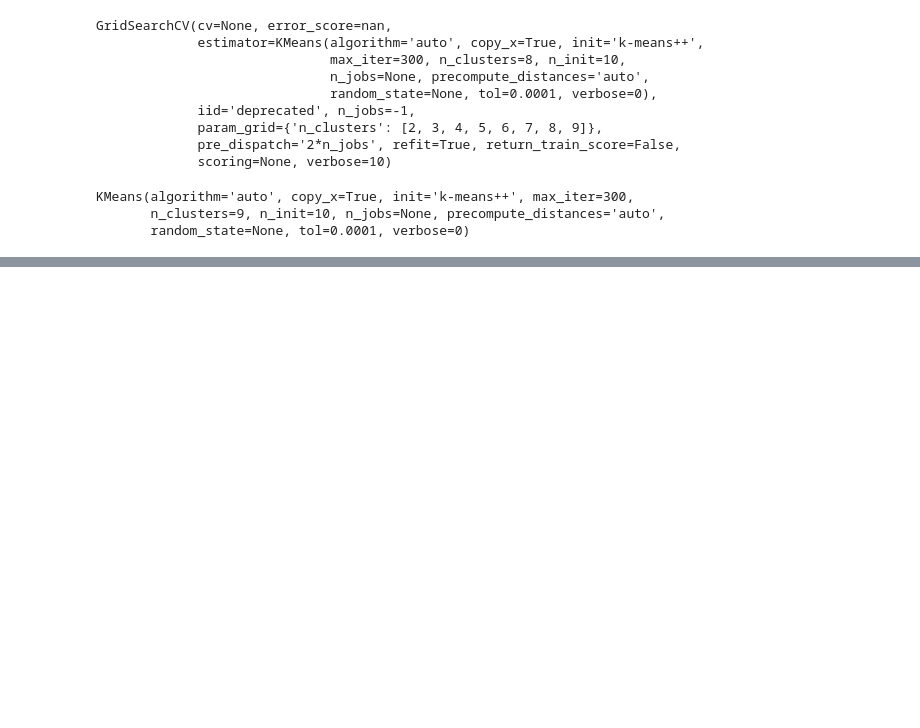
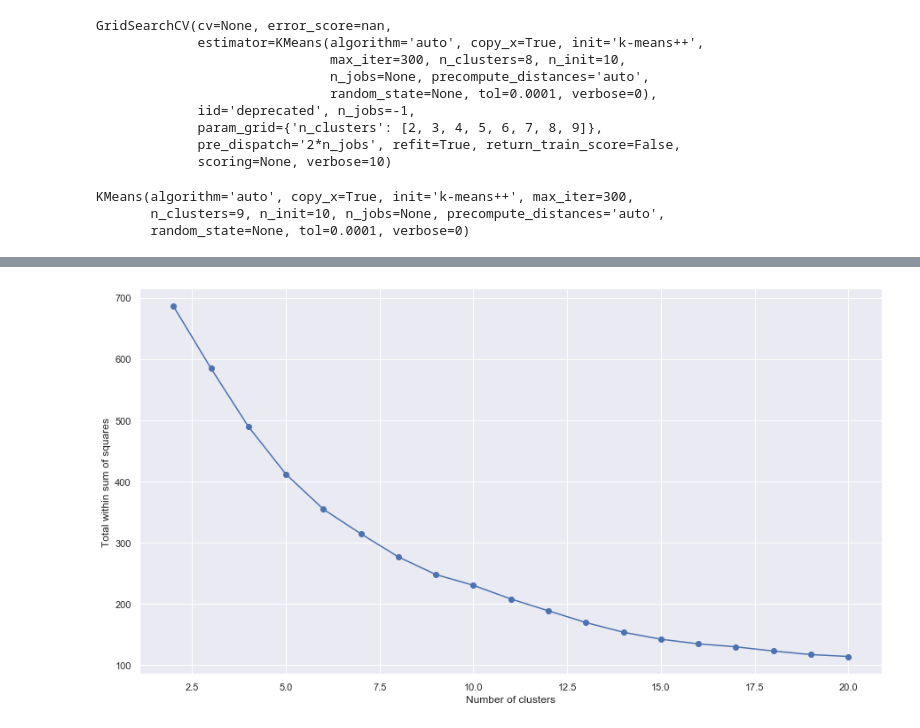
Before and after one commit to ahmadfabian/K_Means_Unsupervised, a Jupyter notebook: K_Means_Full_Markdown.ipynb, the cells around one changed output, grey strips where cells are left out. Cells and saved outputs as stored; diff of their text form; code cells hidden in the pictures; blank space fills up the shorter version.

```diff
--- a/K_Means_Full_Markdown.ipynb
+++ b/K_Means_Full_Markdown.ipynb
@@ -254,8 +262,10 @@ grid_search.best_estimator_.inertia_
 # %%
+##  Identify the best number of clusters for the data
+# Create an empty dictionary call ‘wss’. Now, Run a for loop to change the number of clusters and apply KMeans for each of them.
 wss= {}
 for k in range(2, 21):
-    kmeans_loop = KMeans(n_clusters=k,n_init=30,n_jobs=-1,random_state=1000,verbose=0).fit(scaled_cereals)
+    kmeans_loop = KMeans(n_clusters=k,n_init=30,n_jobs=-1,random_state=1000,verbose=0).fit(scaled_data)
     clusters = kmeans_loop.labels_
-    labels = kmeans_loop.predict(scaled_cereals)
-    print('silhouette_score(scaled_cereals, labels):', silhouette_score(scaled_cereals, labels))
+    labels = kmeans_loop.predict(scaled_data)
+    print('silhouette_score(scaled_cereals, labels):', silhouette_score(scaled_data, labels))
     wss[k] = kmeans_loop.inertia_
@@ -261,0 +292,11 @@ for k in range(2, 21):
+# %%
+# Plot the scree plot for the above data (it is just the line plot between ‘number of clusters’ and ‘wss’)
+sns.set()
+plt.figure(figsize=(15,8))
+plt.plot(list(wss.keys()),list(wss.values()) ,marker='o')
+plt.xlabel('Number of clusters')
+plt.ylabel('Total within sum of squares')
+sns.set_style("darkgrid", {"axes.facecolor": ".9"})
+plt.show()
+# %% [output]
+[figure, added]
```
Also changed, not shown: parts of 17 cells of this notebook, 1 other file.
